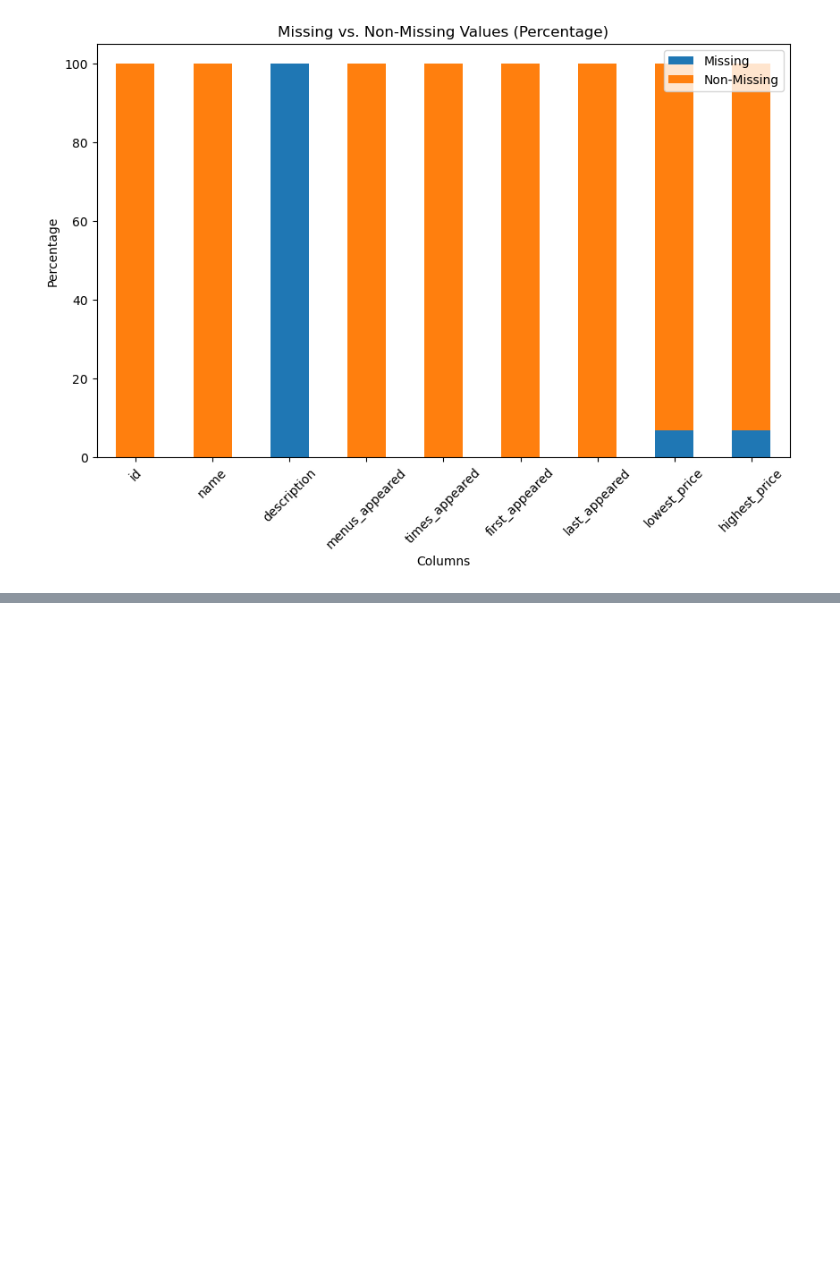
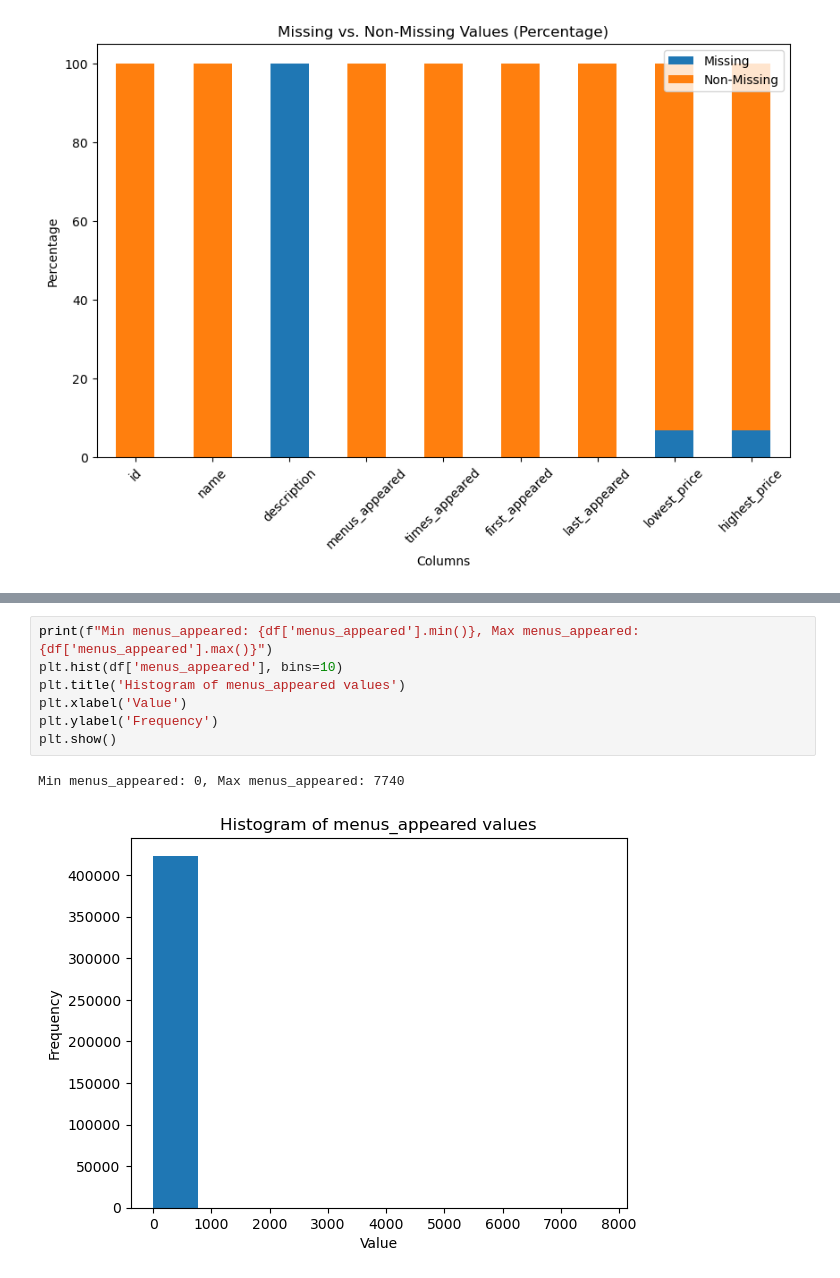
Before and after one commit to trish-le/NYPL-Data-Cleaning, a Jupyter notebook: Data Profiling/dish_summary.ipynb, the cells around one changed output, grey strips where cells are left out. Drawn from its saved outputs; the diff is of its cells as text; blank space fills up the shorter version.

```diff
--- a/Data Profiling/dish_summary.ipynb
+++ b/Data Profiling/dish_summary.ipynb
@@ -72,0 +83,10 @@ plt.show()
+# %%
+print(f"Min menus_appeared: {df['menus_appeared'].min()}, Max menus_appeared: {df['menus_appeared'].max()}")
+plt.hist(df['menus_appeared'], bins=10)
+plt.title('Histogram of menus_appeared values')
+plt.xlabel('Value')
+plt.ylabel('Frequency')
+plt.show()
+# %% [output]
+Min menus_appeared: 0, Max menus_appeared: 7740
+[figure, added]
```
Also changed, not shown: parts of 5 cells of this notebook.
